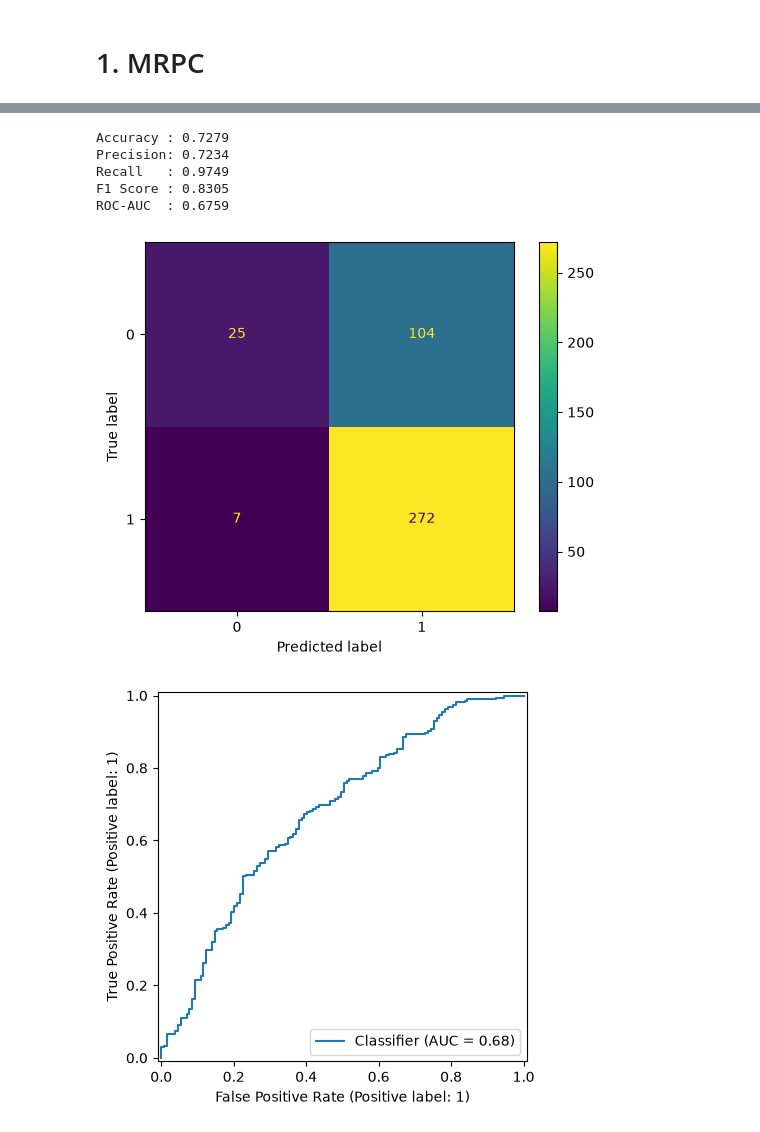
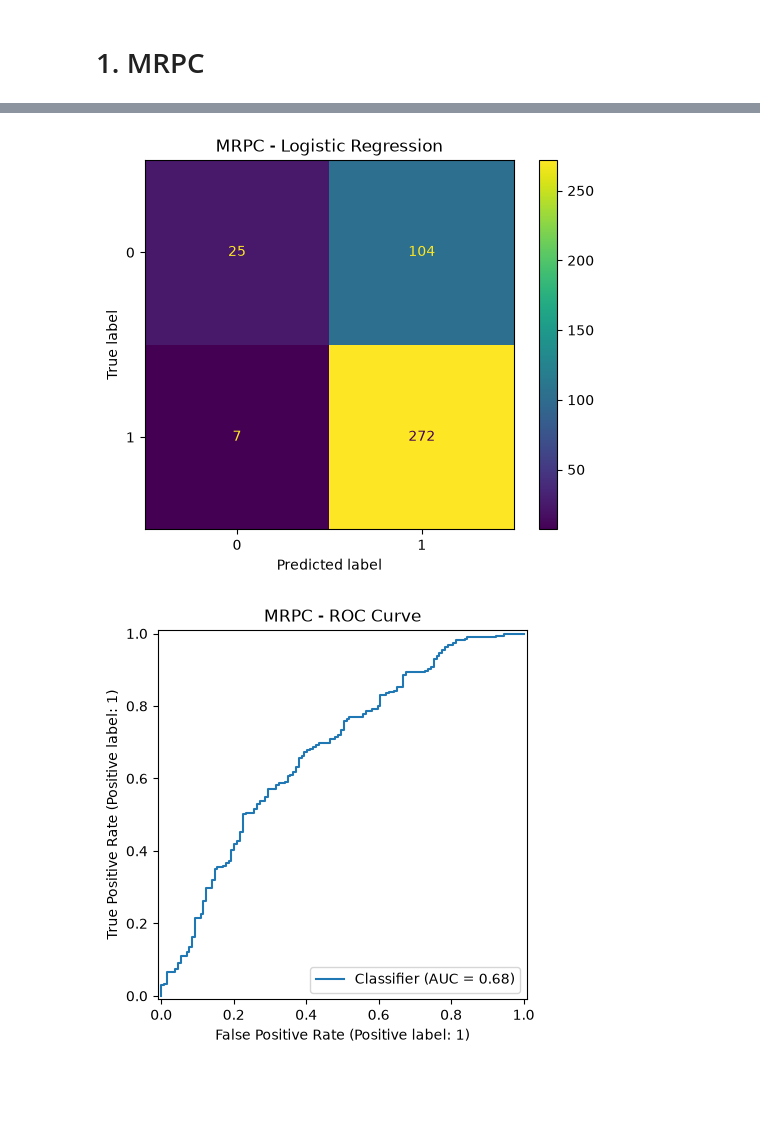
Before and after one commit to bevanmathewc/Paraphrase-Detection-Generation, a Jupyter notebook: notebooks/Untitled.ipynb, the cells around one changed output, grey strips where cells are left out. Cells and saved outputs as stored; diff of their text form; code cells hidden in the pictures; blank space fills up the shorter version.

```diff
--- a/notebooks/Untitled.ipynb
+++ b/notebooks/Untitled.ipynb
@@ -82,7 +115,15 @@ X_test_vector = vectorizer.transform(
 )
 # %%
 #Training a Logistic Regression model
-model = LogisticRegression(
-    max_iter=1000,
-    random_state=42
+start_time = time.perf_counter()
+
+model = train_logistic_regression(
+    X_train_vector,
+    y_train
 )
+
+end_time = time.perf_counter()
+
+training_time = end_time - start_time
+
+print(f"Training Time: {training_time:.4f} seconds")
@@ -89,5 +131,0 @@ model = LogisticRegression(
-# %%
-model.fit(
-    X_train_vector,
-    y_train
-)
@@ -96,9 +132,14 @@ LogisticRegression(max_iter=1000, random_state=42)
 # %%
 #Predictions
-validation_predictions = model.predict(
+start_time = time.perf_counter()
+
+predictions, probabilities = predict(
+    model,
     X_validation_vector
 )
 
-validation_probabilities = model.predict_proba(
-    X_validation_vector
-)[:,1]
+end_time = time.perf_counter()
+
+inference_time = end_time - start_time
+
+print(f"Inference Time: {inference_time:.4f} seconds")
@@ -131,48 +164,42 @@ roc_auc = roc_auc_score(
-# %%
-print(f"Accuracy : {accuracy:.4f}")
-print(f"Precision: {precision:.4f}")
-print(f"Recall   : {recall:.4f}")
-print(f"F1 Score : {f1:.4f}")
-print(f"ROC-AUC  : {roc_auc:.4f}")
-# %% [output]
-Accuracy : 0.7279
-Precision: 0.7234
-Recall   : 0.9749
-F1 Score : 0.8305
-ROC-AUC  : 0.6759
 # %%
-cm = confusion_matrix(
+cm = compute_confusion_matrix(
     y_validation,
-    validation_predictions
+    predictions
 )
 
 disp = ConfusionMatrixDisplay(
     confusion_matrix=cm
 )
 
 disp.plot()
 
+plt.title("MRPC - Logistic Regression")
+
 plt.savefig(
     "../results/plots/mrpc_confusion_matrix.png",
-    dpi=300
+    dpi=300,
+    bbox_inches="tight"
 )
 
 plt.show()
 # %% [output]
-[figure, old version]
+[figure, new version]
 # %%
 RocCurveDisplay.from_predictions(
     y_validation,
-    validation_probabilities
+    probabilities
 )
+
+plt.title("MRPC - ROC Curve")
 
 plt.savefig(
     "../results/plots/mrpc_roc_curve.png",
-    dpi=300
+    dpi=300,
+    bbox_inches="tight"
 )
 
 plt.show()
 # %% [output]
-[figure, old version]
+[figure, new version]
 # %%
 #Saving the results
```
Also changed, not shown: parts of 16 cells of this notebook, 6 other files.
